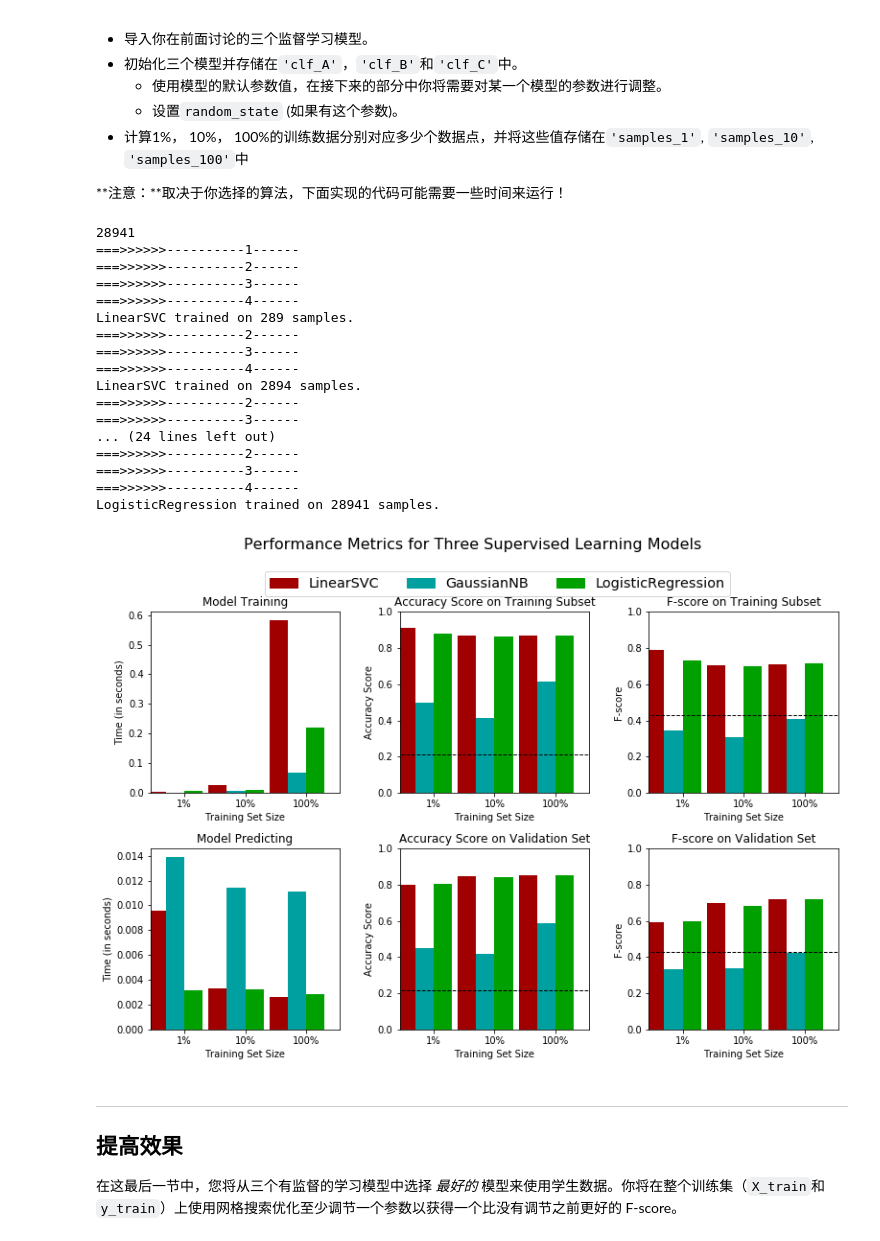
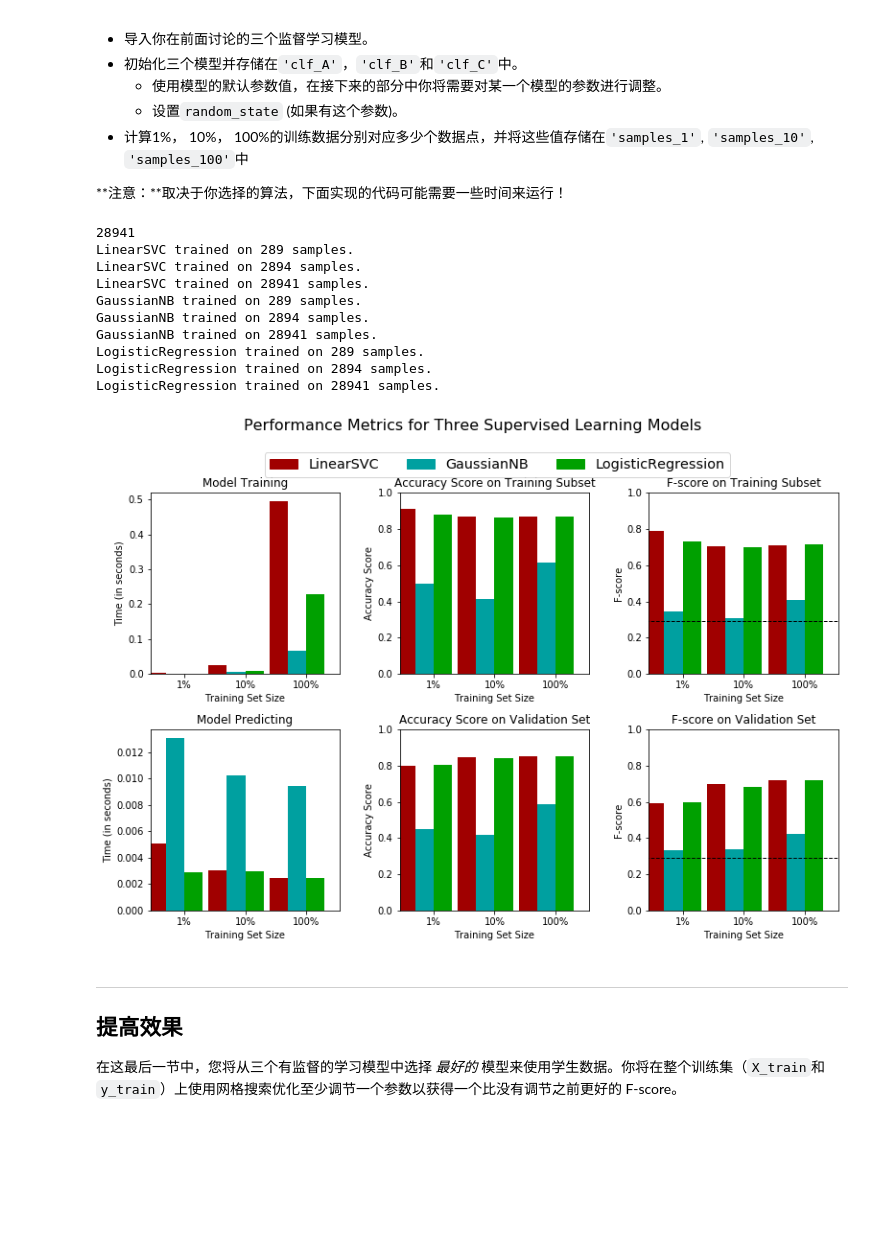
Before and after one commit to zhglinux/MachineLearning, a Jupyter notebook: finding_donors-master/finding_donors.ipynb, the cells around one changed output. Drawn from its saved outputs; the diff is of its cells as text; code cells hidden in the pictures; blank space fills up the shorter version.

```diff
--- a/finding_donors-master/finding_donors.ipynb
+++ b/finding_donors-master/finding_donors.ipynb
@@ -265,13 +257,13 @@ $$ F_{\beta} = (1 + \beta^2) \cdot \frac{precision \cdot recall}{\left( \beta^2
 #不能使用scikit-learn，你需要根据公式自己实现相关计算。
 
 #TODO： 计算准确率
-accuracy = 1 - 0.786
+accuracy = greater_percent
 
 # TODO： 计算查准率 Precision
-precision = 0.4
+precision = n_greater_50k/float(n_records)
 
 # TODO： 计算查全率 Recall
-recall = 0.6
+recall = 1
 
 beta = 0.5
 
@@ -473,51 +465,44 @@ from sklearn import neighbors
 from sklearn.linear_model import LogisticRegression
 from sklearn.svm import LinearSVC
 
 # TODO：初始化三个模型
-clf_A = LinearSVC(random_state=0)
+clf_A = LinearSVC(random_state=8)
 clf_B = GaussianNB()
 #clf_C = neighbors.KNeighborsClassifier()
-clf_C =  LogisticRegression(penalty='l2')
+clf_C =  LogisticRegression(random_state=2,penalty='l2')
 #clf_C =  svm.SVC(random_state = 0)  //error
 
 print  X_train.shape[0]
 
 # TODO：计算1%， 10%， 100%的训练数据分别对应多少点
 samples_1 = len(X_train)/100  # int (0.01 * X_train.shape[0])
 samples_10 =  len(X_train)/10  # int (0.1 * X_train.shape[0])
 samples_100 =   len(X_train)/1  # int (1* X_train.shape[0])
 
 # 收集学习器的结果
 results = {}
 for clf in [clf_A, clf_B, clf_C]:
     clf_name = clf.__class__.__name__
     results[clf_name] = {}
-    print "===>>>>>>----------1------"
+    #print "===>>>>>>----------1------"
     for i, samples in enumerate([samples_1, samples_10, samples_100]):
-        print "===>>>>>>----------2------"
+        #print "===>>>>>>----------2------"
         results[clf_name][i] = train_predict(clf, samples, X_train, y_train, X_val, y_val)
 
 # 对选择的三个模型得到的评价结果进行可视化
 vs.evaluate(results, accuracy, fscore)
 # %% [output]
 28941
-===>>>>>>----------1------
-===>>>>>>----------2------
-===>>>>>>----------3------
-===>>>>>>----------4------
 LinearSVC trained on 289 samples.
-===>>>>>>----------2------
-===>>>>>>----------3------
-===>>>>>>----------4------
 LinearSVC trained on 2894 samples.
-===>>>>>>----------2------
-===>>>>>>----------3------
-... (24 lines left out)
-===>>>>>>----------2------
-===>>>>>>----------3------
-===>>>>>>----------4------
+LinearSVC trained on 28941 samples.
+GaussianNB trained on 289 samples.
+GaussianNB trained on 2894 samples.
+GaussianNB trained on 28941 samples.
+LogisticRegression trained on 289 samples.
+LogisticRegression trained on 2894 samples.
 LogisticRegression trained on 28941 samples.
-[figure, old version]
+[figure, new version]
 # %% [markdown]
 ----
 ## 提高效果
```
Also changed, not shown: parts of 10 cells of this notebook, 1 other file.
